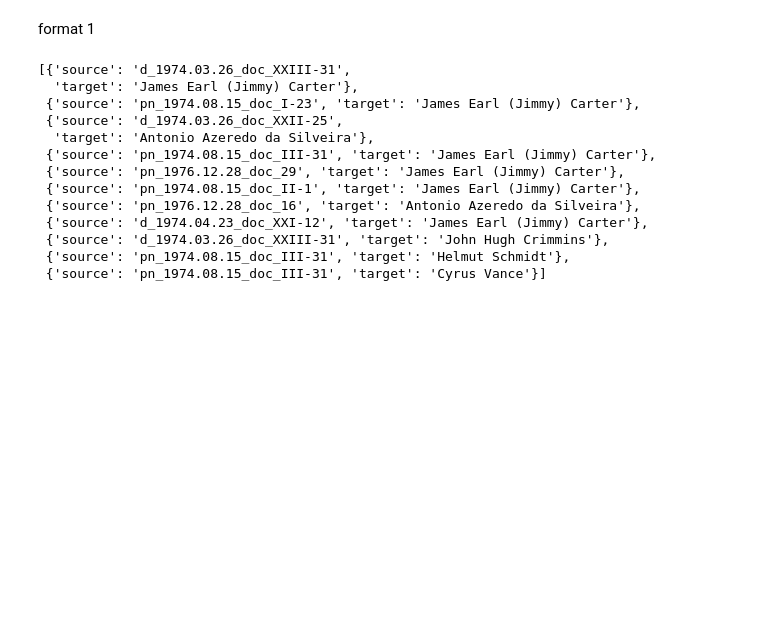
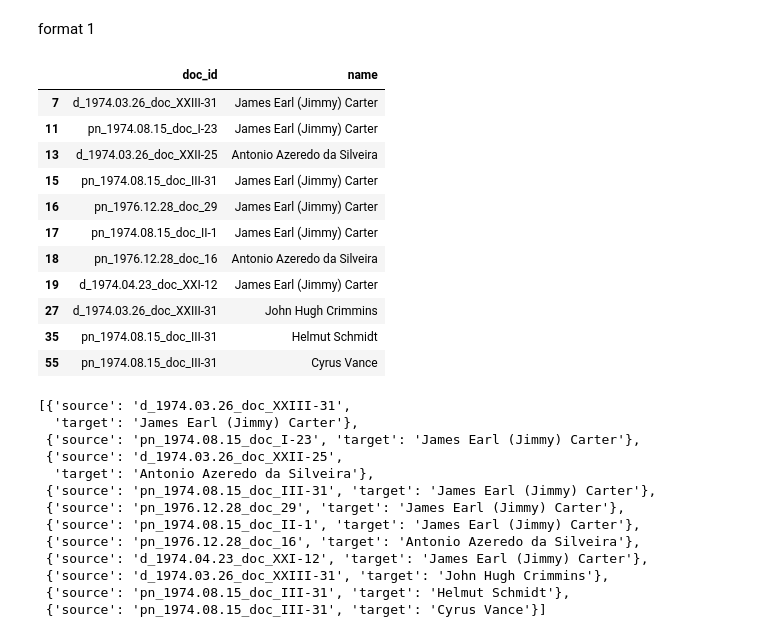
Before and after one commit to Marcelobbr/thesis, a Jupyter notebook: notebooks/thesis-vis.ipynb, the cells around one changed output. Saved outputs shown, nothing was run; the diff lists cells and outputs as text; code cells hidden in the pictures; blank space fills up the shorter version.

```diff
--- a/notebooks/thesis-vis.ipynb
+++ b/notebooks/thesis-vis.ipynb
@@ -416,10 +409,25 @@ format 1
 #.replace(';.*', '', regex=True) \ # if used ';' to quantify name occurrence
 topic1 = nuclear_brazil_df.name.apply(pd.Series) \
     .merge(nuclear_brazil_df, left_index = True, right_index = True) \
-    .drop(["name", "body", "tokens", "topic_id", 'topic_score', 'length', 'doc', 'pdf'], axis = 1) \
+    .drop(["name", "body", "tokens", "topic_id", 'topic_score', 'length', 'pdf'], axis = 1) \
     .melt(id_vars = ['doc_id'], value_name = "name") \
     .drop("variable", axis = 1) \
     .dropna()
+# %%
+topic1
+# %% [output]
+|  | doc_id | name |
+| 7 | d_1974.03.26_doc_XXIII-31 | James Earl (Jimmy) Carter |
+| 11 | pn_1974.08.15_doc_I-23 | James Earl (Jimmy) Carter |
+| 13 | d_1974.03.26_doc_XXII-25 | Antonio Azeredo da Silveira |
+| 15 | pn_1974.08.15_doc_III-31 | James Earl (Jimmy) Carter |
+| 16 | pn_1976.12.28_doc_29 | James Earl (Jimmy) Carter |
+| 17 | pn_1974.08.15_doc_II-1 | James Earl (Jimmy) Carter |
+| 18 | pn_1976.12.28_doc_16 | Antonio Azeredo da Silveira |
+| 19 | d_1974.04.23_doc_XXI-12 | James Earl (Jimmy) Carter |
+| 27 | d_1974.03.26_doc_XXIII-31 | John Hugh Crimmins |
+| 35 | pn_1974.08.15_doc_III-31 | Helmut Schmidt |
+| 55 | pn_1974.08.15_doc_III-31 | Cyrus Vance |
 # %%
 doc_names_source_targets = []
 for index, row in topic1.iterrows():
```
Also changed, not shown: parts of 3 cells of this notebook, 2 other files.
